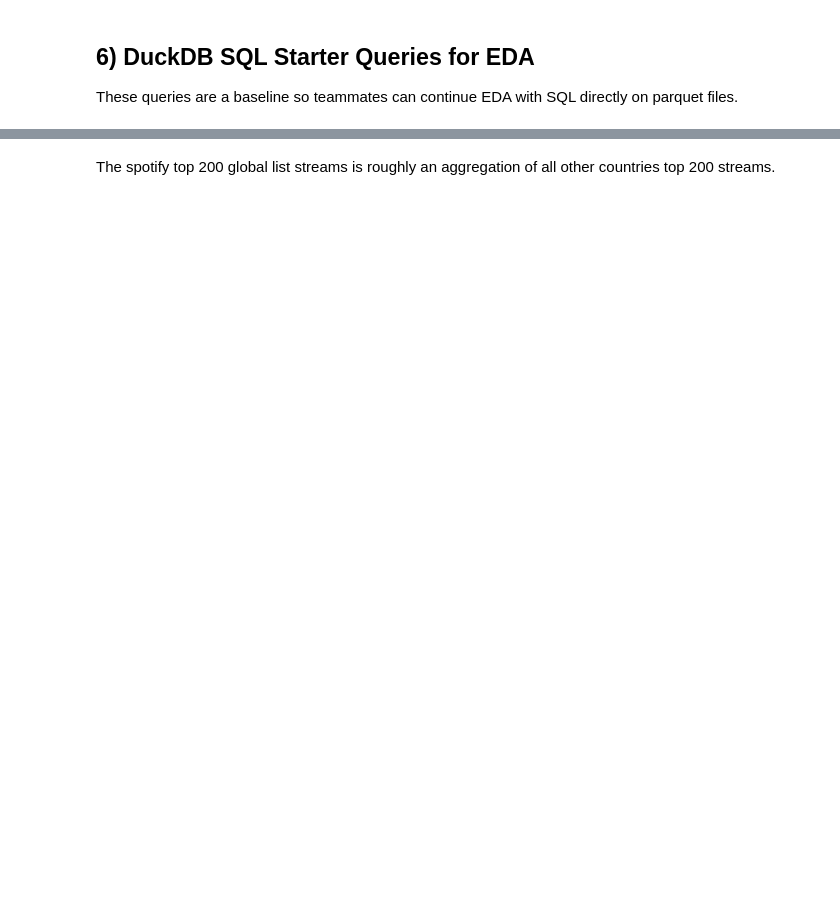
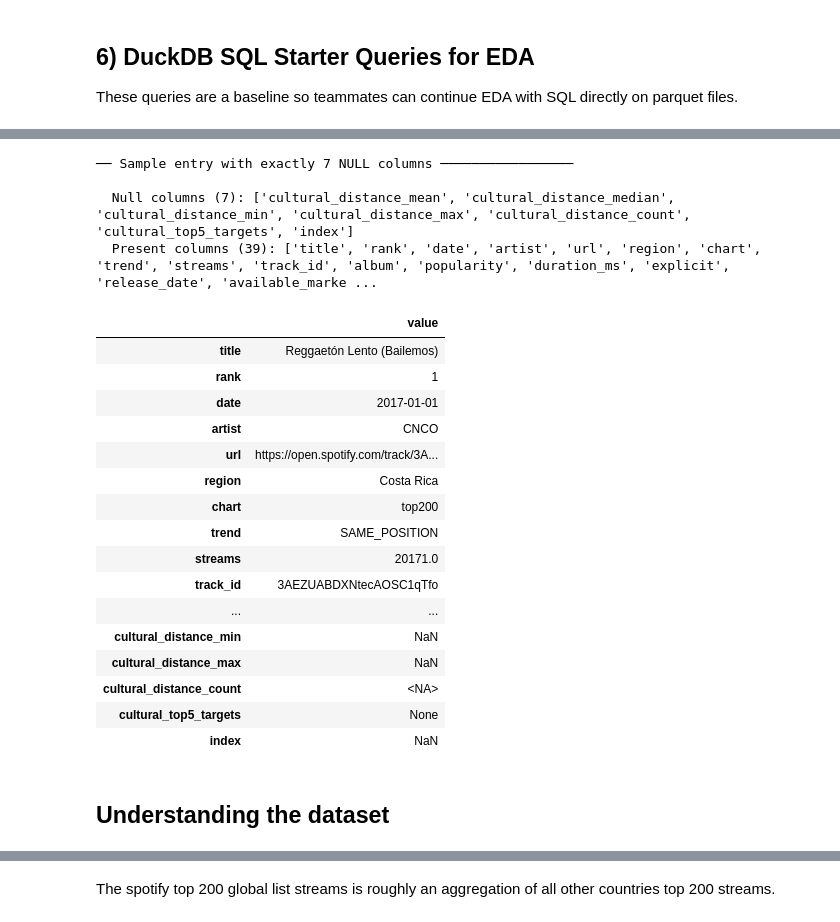
Before and after one commit to mchlkan/ML_Group_AB, a Jupyter notebook: Project_Information/Team_EDA_Baseline_FullData.ipynb, the cells around one changed output, grey strips where cells are left out. Drawn from its saved outputs; the diff is of its cells as text; code cells hidden in the pictures; blank space fills up the shorter version.

```diff
--- a/Project_Information/Team_EDA_Baseline_FullData.ipynb
+++ b/Project_Information/Team_EDA_Baseline_FullData.ipynb
@@ -344,3 +831,61 @@ print("=" * 65)
+# %%
+
+# ── Print a sample entry where exactly 7 columns are NULL ─────────────────────
+schema_df = con.execute("DESCRIBE spotify_full").df()
+all_cols  = schema_df["column_name"].tolist()
+
+null_count_expr = " + ".join(
+    [f"CASE WHEN \"{c}\" IS NULL THEN 1 ELSE 0 END" for c in all_cols]
+)
+
+sample_7null = con.execute(f"""
+    SELECT *
+    FROM spotify_full
+    WHERE ({null_count_expr}) = 7
+    LIMIT 1
+""").df()
+
+if sample_7null.empty:
+    print("No entries found with exactly 7 null columns.")
+else:
+    print("── Sample entry with exactly 7 NULL columns ─────────────────")
+    # Transpose for readability: one row per column showing value + null flag
+    row = sample_7null.iloc[0]
+    summary = pd.DataFrame({
+        "column":   row.index,
+        "value":    row.values,
+        "is_null":  row.isna().values,
+    })
+    null_cols    = summary[summary["is_null"]]["column"].tolist()
+    present_cols = summary[~summary["is_null"]]["column"].tolist()
+
+    print(f"\n  Null columns ({len(null_cols)}): {null_cols}")
+    print(f"  Present columns ({len(present_cols)}): {present_cols}\n")
+    display(sample_7null.T.rename(columns={0: "value"}))
+# %% [output]
+── Sample entry with exactly 7 NULL columns ─────────────────
+
+  Null columns (7): ['cultural_distance_mean', 'cultural_distance_median', 'cultural_distance_min', 'cultural_distance_max', 'cultural_distance_count', 'cultural_top5_targets', 'index']
+  Present columns (39): ['title', 'rank', 'date', 'artist', 'url', 'region', 'chart', 'trend', 'streams', 'track_id', 'album', 'popularity', 'duration_ms', 'explicit', 'release_date', 'available_marke ...
+|  | value |
+| title | Reggaetón Lento (Bailemos) |
+| rank | 1 |
+| date | 2017-01-01 |
+| artist | CNCO |
+| url | https://open.spotify.com/track/3A... |
+| region | Costa Rica |
+| chart | top200 |
+| trend | SAME_POSITION |
+| streams | 20171.0 |
+| track_id | 3AEZUABDXNtecAOSC1qTfo |
+| ... | ... |
+| cultural_distance_min | NaN |
+| cultural_distance_max | NaN |
+| cultural_distance_count | <NA> |
+| cultural_top5_targets | None |
+| index | NaN |
+# %% [markdown]
+## Understanding the dataset
 # %%
 
 TRACK_ID = "6mICuAdrwEjh6Y6lroV2Kg"
```
Also changed, not shown: parts of 50 cells of this notebook.
